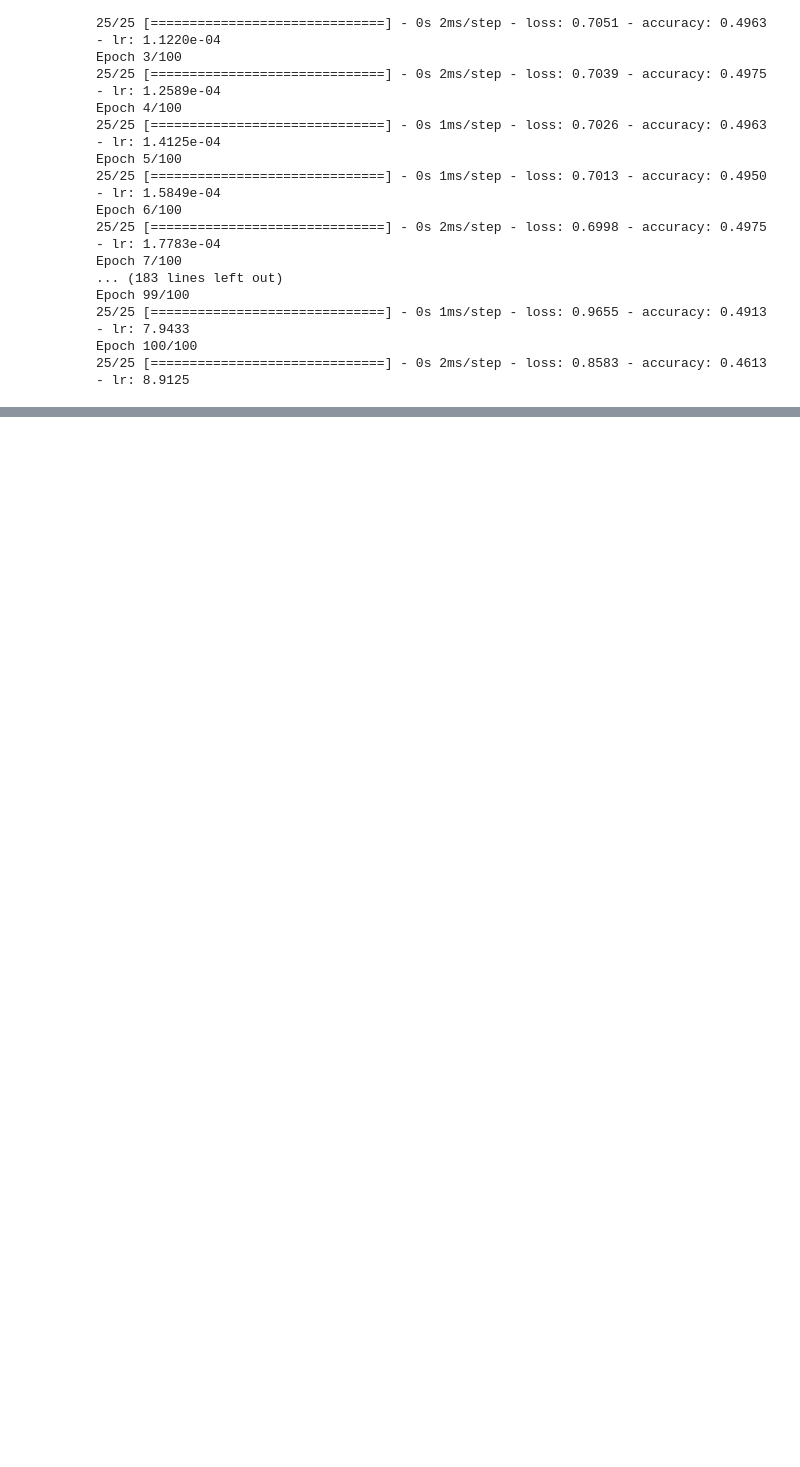
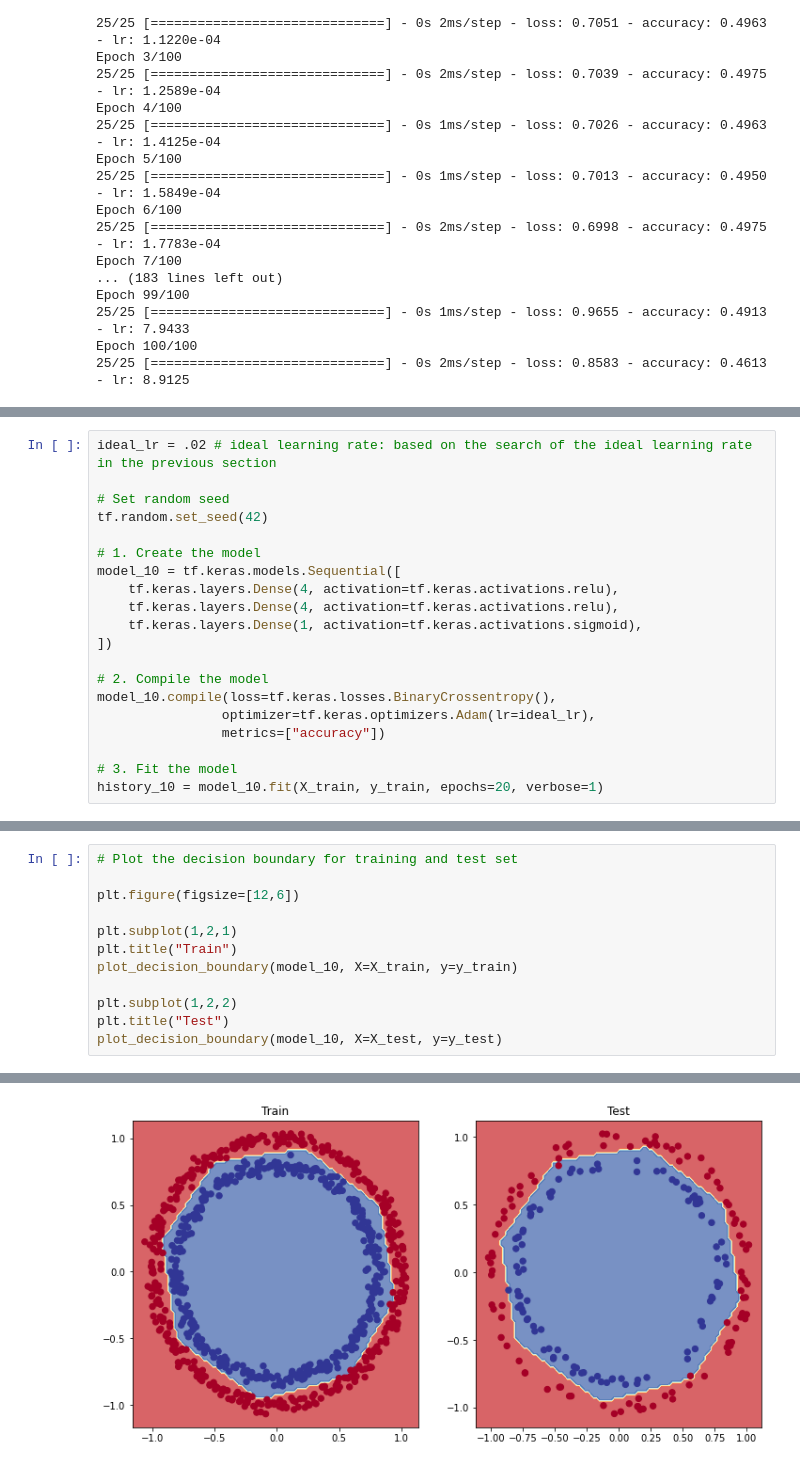
Before and after one commit to patricetg/tensorflow-deeplearning, a Jupyter notebook: 02_neural_network_classification_with_tensorflow.ipynb, the cells around one changed output, grey strips where cells are left out. Cells and saved outputs as stored; diff of their text form; blank space fills up the shorter version.

Commit message:
Train a model with its ideal learning rate

```diff
--- a/02_neural_network_classification_with_tensorflow.ipynb
+++ b/02_neural_network_classification_with_tensorflow.ipynb
@@ -845,0 +845,20 @@ model_9.evaluate(X_test, y_test)
+# %%
+ideal_lr = .02 # ideal learning rate: based on the search of the ideal learning rate in the previous section
+
+# Set random seed
+tf.random.set_seed(42)
+
+# 1. Create the model
+model_10 = tf.keras.models.Sequential([
+    tf.keras.layers.Dense(4, activation=tf.keras.activations.relu),
+    tf.keras.layers.Dense(4, activation=tf.keras.activations.relu),
+    tf.keras.layers.Dense(1, activation=tf.keras.activations.sigmoid),
+])
+
+# 2. Compile the model
+model_10.compile(loss=tf.keras.losses.BinaryCrossentropy(),
+                optimizer=tf.keras.optimizers.Adam(lr=ideal_lr),
+                metrics=["accuracy"])
+
+# 3. Fit the model
+history_10 = model_10.fit(X_train, y_train, epochs=20, verbose=1)
@@ -845,0 +903,13 @@ model_9.evaluate(X_test, y_test)
+# %%
+# Plot the decision boundary for training and test set
+
+plt.figure(figsize=[12,6])
+
+plt.subplot(1,2,1)
+plt.title("Train")
+plot_decision_boundary(model_10, X=X_train, y=y_train)
+
+plt.subplot(1,2,2)
+plt.title("Test")
+plot_decision_boundary(model_10, X=X_test, y=y_test)
+# %% [output]
@@ -845,0 +920 @@ model_9.evaluate(X_test, y_test)
+[figure, added]
```
Also changed, not shown: parts of 31 cells of this notebook.
